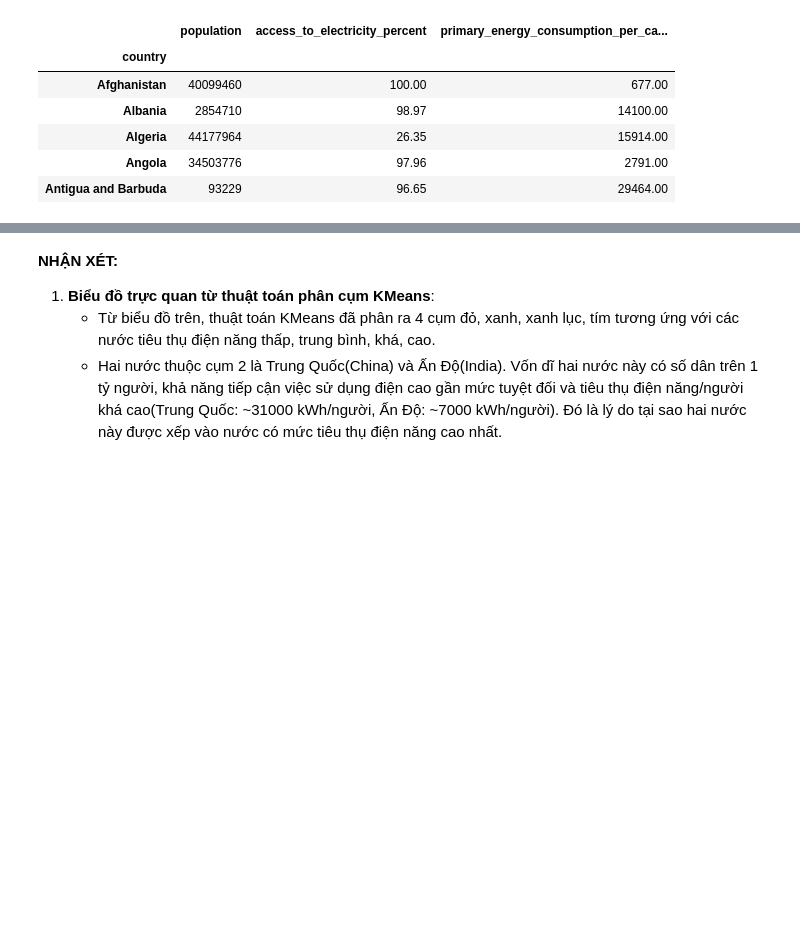
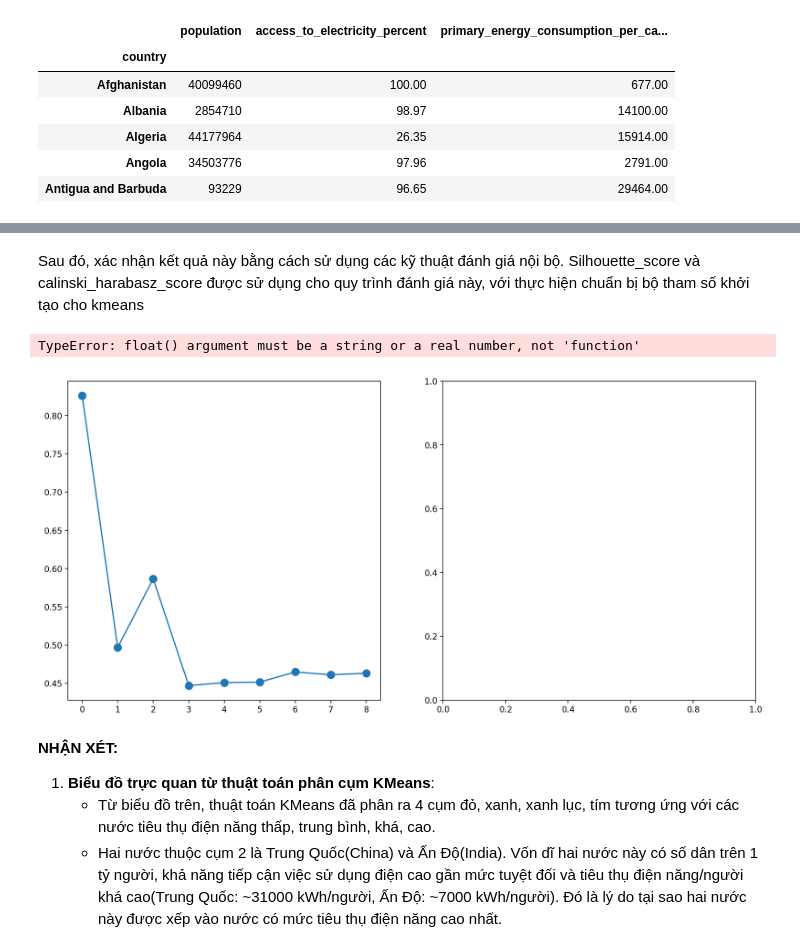
Before and after one commit to phuc-gn/Data-Visualisation-course-HCMUS, a Jupyter notebook: Lab_1/source_codes/notebook.ipynb, the cells around one changed output, grey strips where cells are left out. Saved outputs shown, nothing was run; the diff lists cells and outputs as text; code cells hidden in the pictures; blank space fills up the shorter version.

```diff
--- a/Lab_1/source_codes/notebook.ipynb
+++ b/Lab_1/source_codes/notebook.ipynb
@@ -838,3 +850,37 @@ plt.show()
+# %% [markdown]
+Sau đó, xác nhận kết quả này bằng cách sử dụng các kỹ thuật đánh giá nội bộ. Silhouette_score và calinski_harabasz_score được sử dụng cho quy trình đánh giá này, với thực hiện chuẩn bị bộ tham số khởi tạo cho kmeans
+# %%
+kmeans_set = {'init':'random', 'n_init':10, 'max_iter':300, 'random_state':42}
+
+silhouette_coef = []
+calinski_harabasz_coef = []
+
+for k in range(2,11):
+    kmeans = KMeans(n_clusters=k, **kmeans_set)
+    kmeans.fit(scaled_data)
+    score = silhouette_score(scaled_data, kmeans.labels_)
+    silhouette_coef.append(score)
+
+for k in range(2,11):
+    kmeans = KMeans(n_clusters=k, **kmeans_set)
+    kmeans.fit(scaled_data)
+    score = calinski_harabasz_score(scaled_data, kmeans.labels_)
+    calinski_harabasz_coef.append(score)
+# %%
+
+fig, ax = plt.subplots(1,2,figsize=(15,7), dpi=200)
+ax[0].plot(range(2,11), silhouette_coef, marker='o', ms=9)
+ax[1].plot(range(2,11), calinski_harabasz_coef, marker='o', ms=9)
+ax[0].set_xlabel("Number of Clusters", labelpad=20)
+ax[0].set_ylabel("Silhouette Coefficient", labelpad=20)
+ax[1].set_xlabel("Number of Clusters", labelpad=20)
+ax[1].set_ylabel("Calinski Harabasz Coefficient", labelpad=20)
+plt.suptitle(f'Evaluate K-Means Clustering',y=0.9)
+plt.tight_layout(pad=3)
+plt.show()
+# %% [output]
+TypeError: float() argument must be a string or a real number, not 'function'
+[figure, added]
 # %%
 #dùng thuật toán KMeans để phân cụm
 kmeans = KMeans(n_clusters=4,random_state=42).fit(scaled_data)
```
Also changed, not shown: parts of 3 cells of this notebook.
